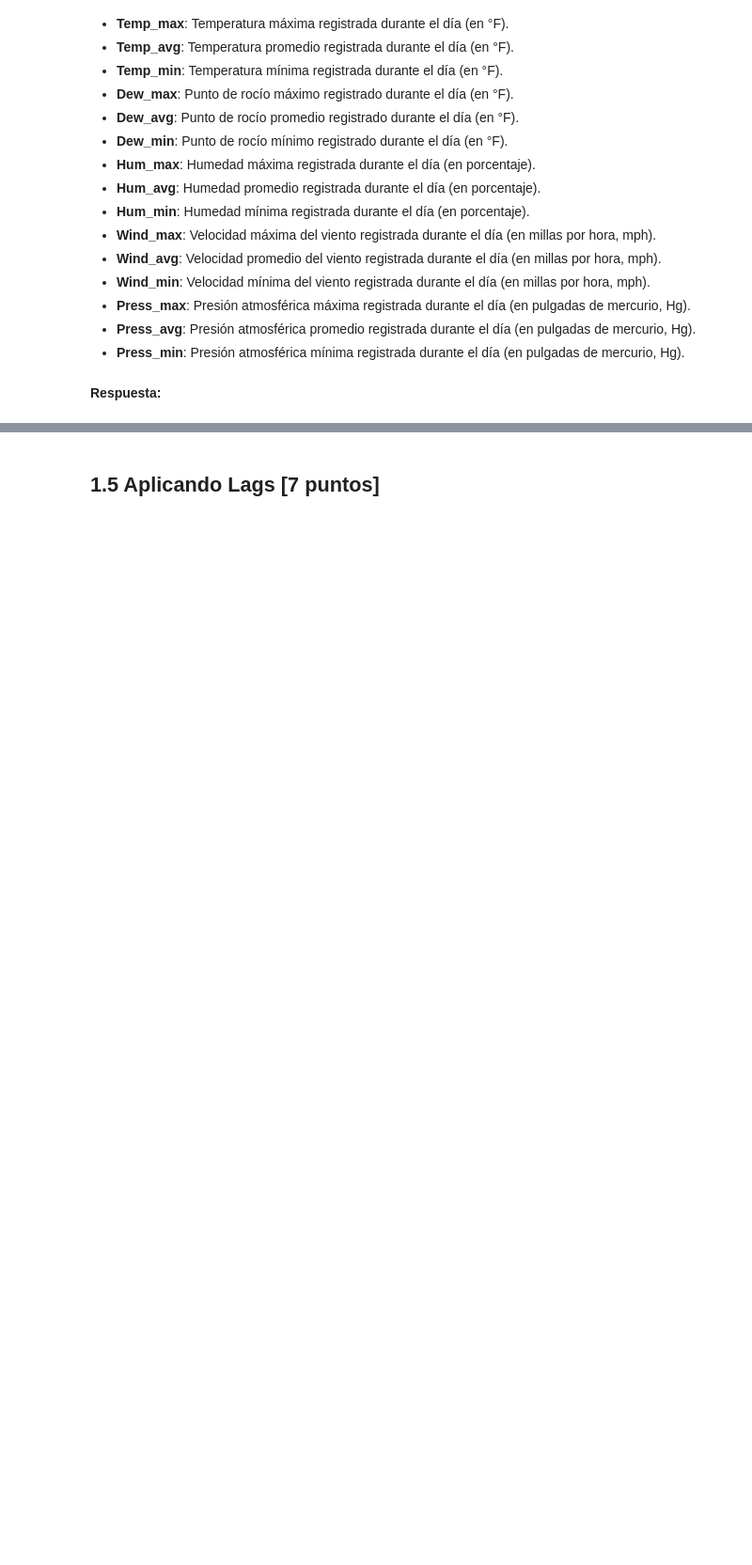
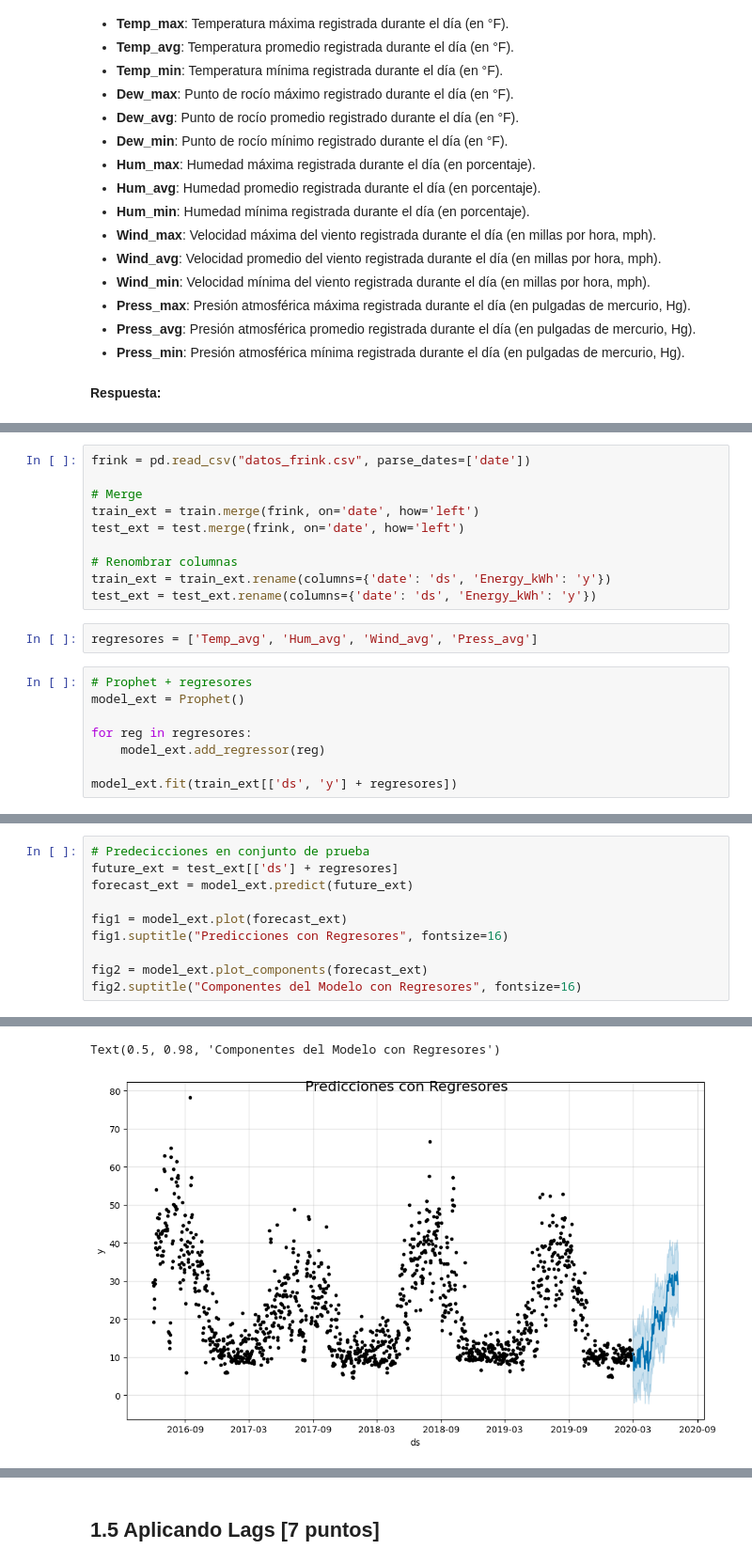
Before and after one commit to ignacio3645/MDS7202, a Jupyter notebook: Laboratorio_10/Lab10_enunciado.ipynb, the cells around one changed output, grey strips where cells are left out. Shown at 94% size. Cells and saved outputs as stored; diff of their text form; blank space fills up the shorter version.

```diff
--- a/Laboratorio_10/Lab10_enunciado.ipynb
+++ b/Laboratorio_10/Lab10_enunciado.ipynb
@@ -198,0 +583,20 @@ Los datos del dataset de Frink son los siguientes:
+# %%
+frink = pd.read_csv("datos_frink.csv", parse_dates=['date'])
+
+# Merge
+train_ext = train.merge(frink, on='date', how='left')
+test_ext = test.merge(frink, on='date', how='left')
+
+# Renombrar columnas
+train_ext = train_ext.rename(columns={'date': 'ds', 'Energy_kWh': 'y'})
+test_ext = test_ext.rename(columns={'date': 'ds', 'Energy_kWh': 'y'})
+# %%
+regresores = ['Temp_avg', 'Hum_avg', 'Wind_avg', 'Press_avg']
+# %%
+# Prophet + regresores
+model_ext = Prophet()
+
+for reg in regresores:
+    model_ext.add_regressor(reg)
+
+model_ext.fit(train_ext[['ds', 'y'] + regresores])
@@ -198,0 +607,11 @@ Los datos del dataset de Frink son los siguientes:
+# %%
+# Predecicciones en conjunto de prueba
+future_ext = test_ext[['ds'] + regresores]
+forecast_ext = model_ext.predict(future_ext)
+
+fig1 = model_ext.plot(forecast_ext)
+fig1.suptitle("Predicciones con Regresores", fontsize=16)
+
+fig2 = model_ext.plot_components(forecast_ext)
+fig2.suptitle("Componentes del Modelo con Regresores", fontsize=16)
+# %% [output]
@@ -198,0 +634,2 @@ Los datos del dataset de Frink son los siguientes:
+Text(0.5, 0.98, 'Componentes del Modelo con Regresores')
+[figure, added]
```
Also changed, not shown: parts of 40 cells of this notebook.
